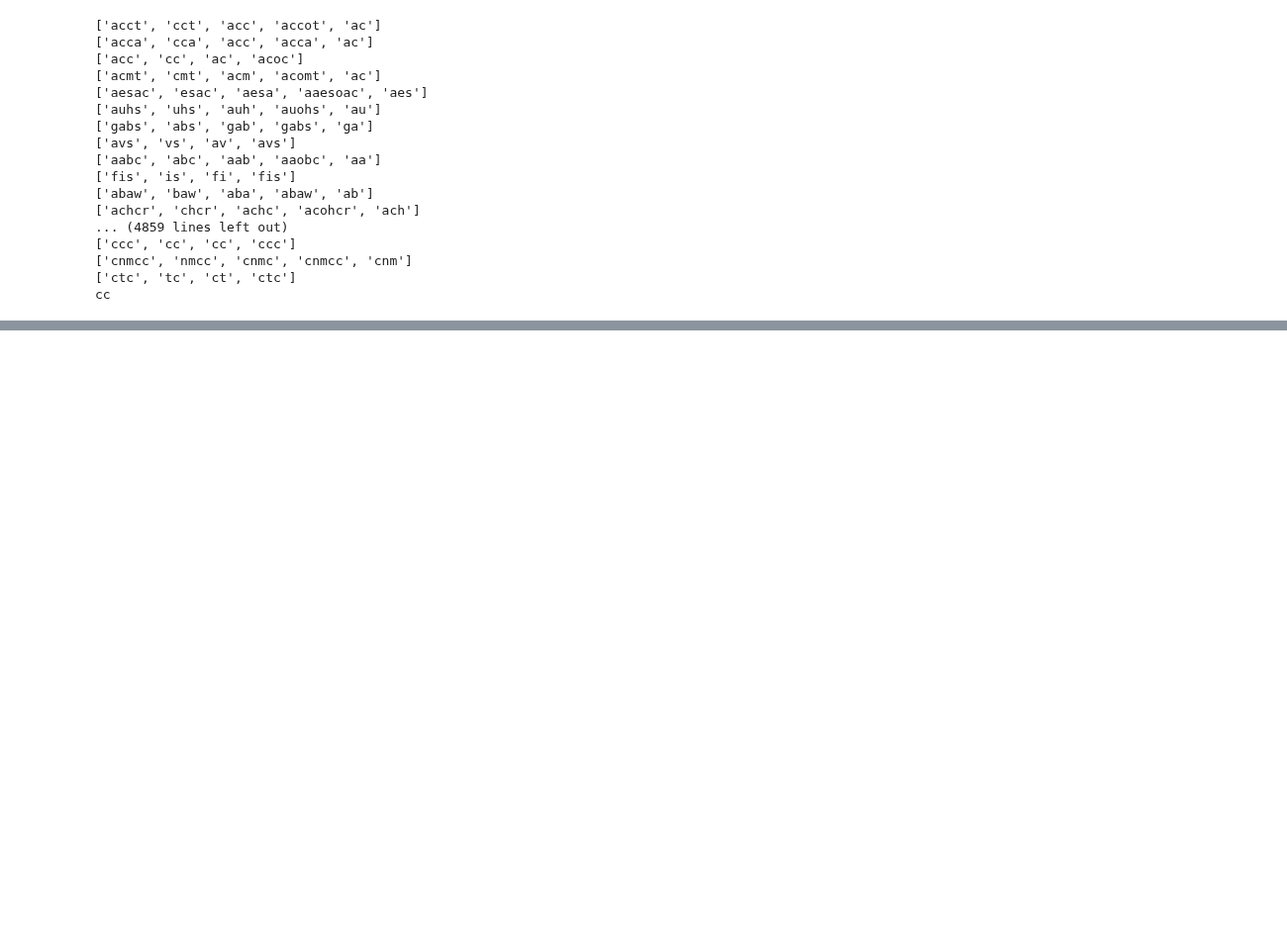
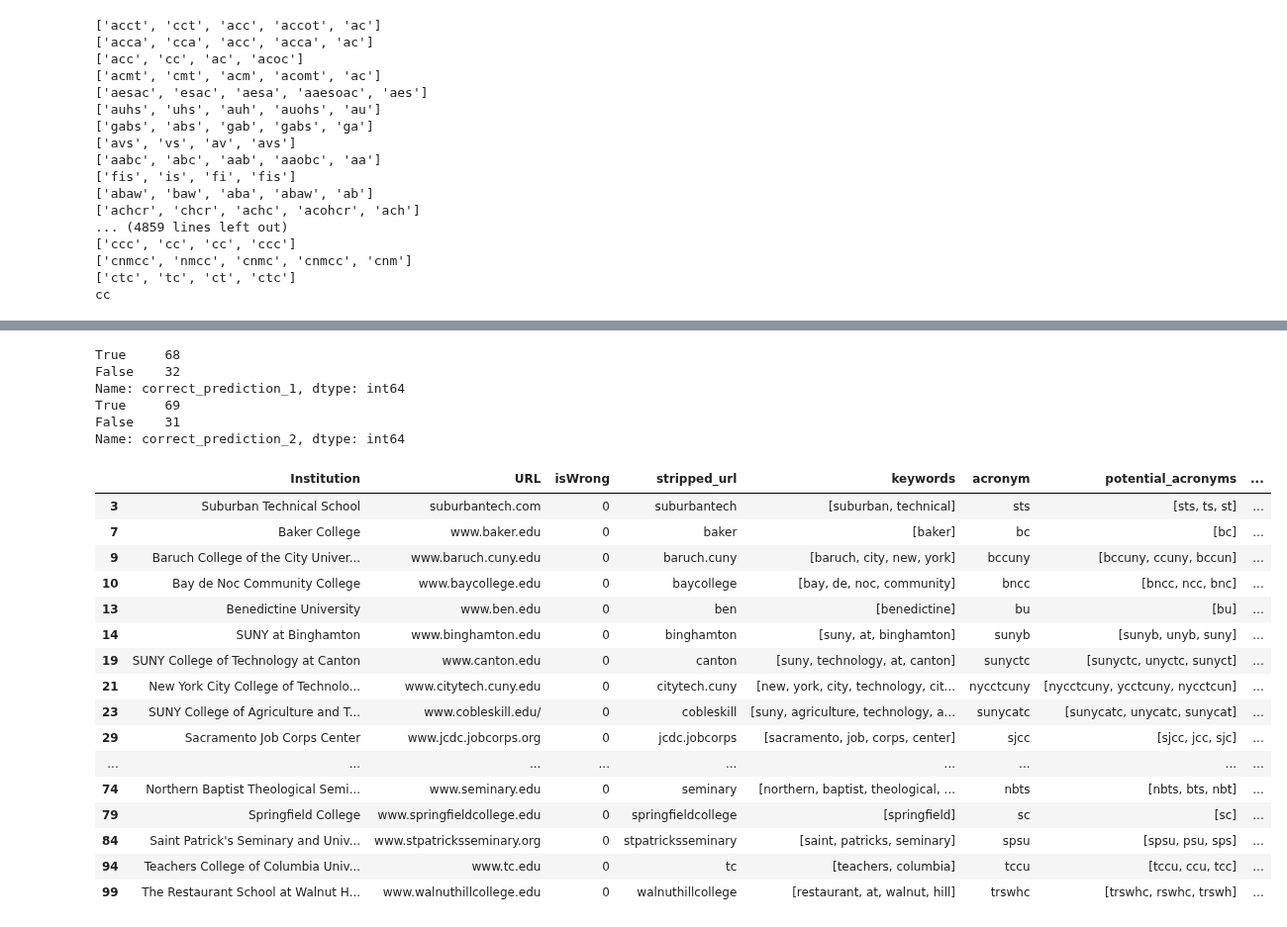
Before and after one commit to magratheazaphod/nextcaller, a Jupyter notebook: two_scratch_2.ipynb, the cells around one changed output, grey strips where cells are left out. Shown at 99% size. Drawn from its saved outputs; the diff is of its cells as text; code cells hidden in the pictures; blank space fills up the shorter version.

```diff
--- a/two_scratch_2.ipynb
+++ b/two_scratch_2.ipynb
@@ -179,0 +173,33 @@ cc
+# %%
+sample_df['correct_prediction_1'] = sample_df['isWrong'] == ~sample_df['potential_acronym_in_url']
+sample_df['correct_prediction_2'] = sample_df['isWrong'] == ~sample_df['potential_acronym_in_url_extra']
+
+print(sample_df['correct_prediction_1'].value_counts())
+print(sample_df['correct_prediction_2'].value_counts())
+# %% [output]
+True     68
+False    32
+Name: correct_prediction_1, dtype: int64
+True     69
+False    31
+Name: correct_prediction_2, dtype: int64
+# %%
+sample_df[~sample_df['correct_prediction_1']]
+# %% [output]
+|  | Institution | URL | isWrong | stripped_url | keywords | acronym | potential_acronyms | ... |
+| 3 | Suburban Technical School | suburbantech.com | 0 | suburbantech | [suburban, technical] | sts | [sts, ts, st] | ... |
+| 7 | Baker College | www.baker.edu | 0 | baker | [baker] | bc | [bc] | ... |
+| 9 | Baruch College of the City Univer... | www.baruch.cuny.edu | 0 | baruch.cuny | [baruch, city, new, york] | bccuny | [bccuny, ccuny, bccun] | ... |
+| 10 | Bay de Noc Community College | www.baycollege.edu | 0 | baycollege | [bay, de, noc, community] | bncc | [bncc, ncc, bnc] | ... |
+| 13 | Benedictine University | www.ben.edu | 0 | ben | [benedictine] | bu | [bu] | ... |
+| 14 | SUNY at Binghamton | www.binghamton.edu | 0 | binghamton | [suny, at, binghamton] | sunyb | [sunyb, unyb, suny] | ... |
+| 19 | SUNY College of Technology at Canton | www.canton.edu | 0 | canton | [suny, technology, at, canton] | sunyctc | [sunyctc, unyctc, sunyct] | ... |
+| 21 | New York City College of Technolo... | www.citytech.cuny.edu | 0 | citytech.cuny | [new, york, city, technology, cit... | nycctcuny | [nycctcuny, ycctcuny, nycctcun] | ... |
+| 23 | SUNY College of Agriculture and T... | www.cobleskill.edu/ | 0 | cobleskill | [suny, agriculture, technology, a... | sunycatc | [sunycatc, unycatc, sunycat] | ... |
+| 29 | Sacramento Job Corps Center | www.jcdc.jobcorps.org | 0 | jcdc.jobcorps | [sacramento, job, corps, center] | sjcc | [sjcc, jcc, sjc] | ... |
+| ... | ... | ... | ... | ... | ... | ... | ... | ... |
+| 74 | Northern Baptist Theological Semi... | www.seminary.edu | 0 | seminary | [northern, baptist, theological, ... | nbts | [nbts, bts, nbt] | ... |
+| 79 | Springfield College | www.springfieldcollege.edu | 0 | springfieldcollege | [springfield] | sc | [sc] | ... |
+| 84 | Saint Patrick's Seminary and Univ... | www.stpatricksseminary.org | 0 | stpatricksseminary | [saint, patricks, seminary] | spsu | [spsu, psu, sps] | ... |
+| 94 | Teachers College of Columbia Univ... | www.tc.edu | 0 | tc | [teachers, columbia] | tccu | [tccu, ccu, tcc] | ... |
+| 99 | The Restaurant School at Walnut H... | www.walnuthillcollege.edu | 0 | walnuthillcollege | [restaurant, at, walnut, hill] | trswhc | [trswhc, rswhc, trswh] | ... |
```
Also changed, not shown: parts of 12 cells of this notebook, 1 other file.
